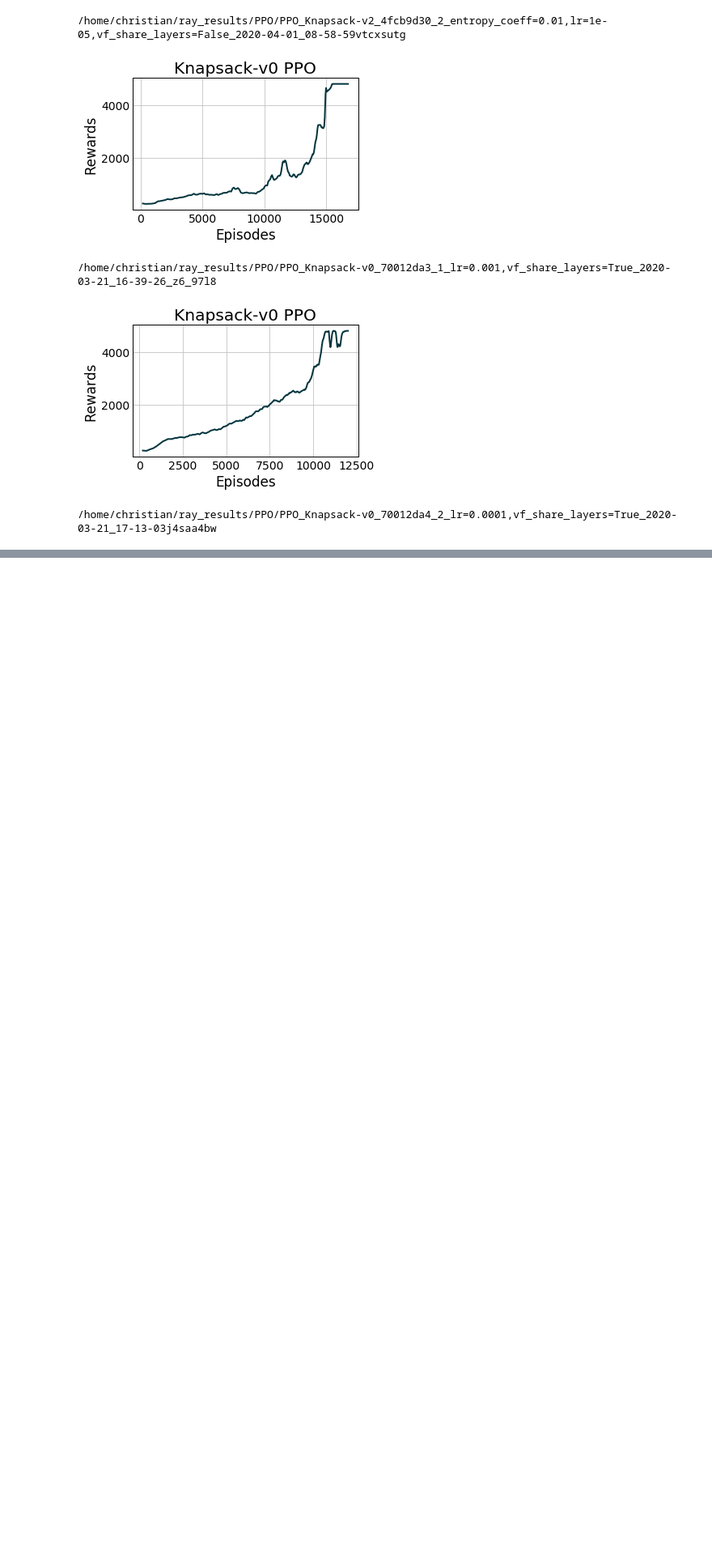
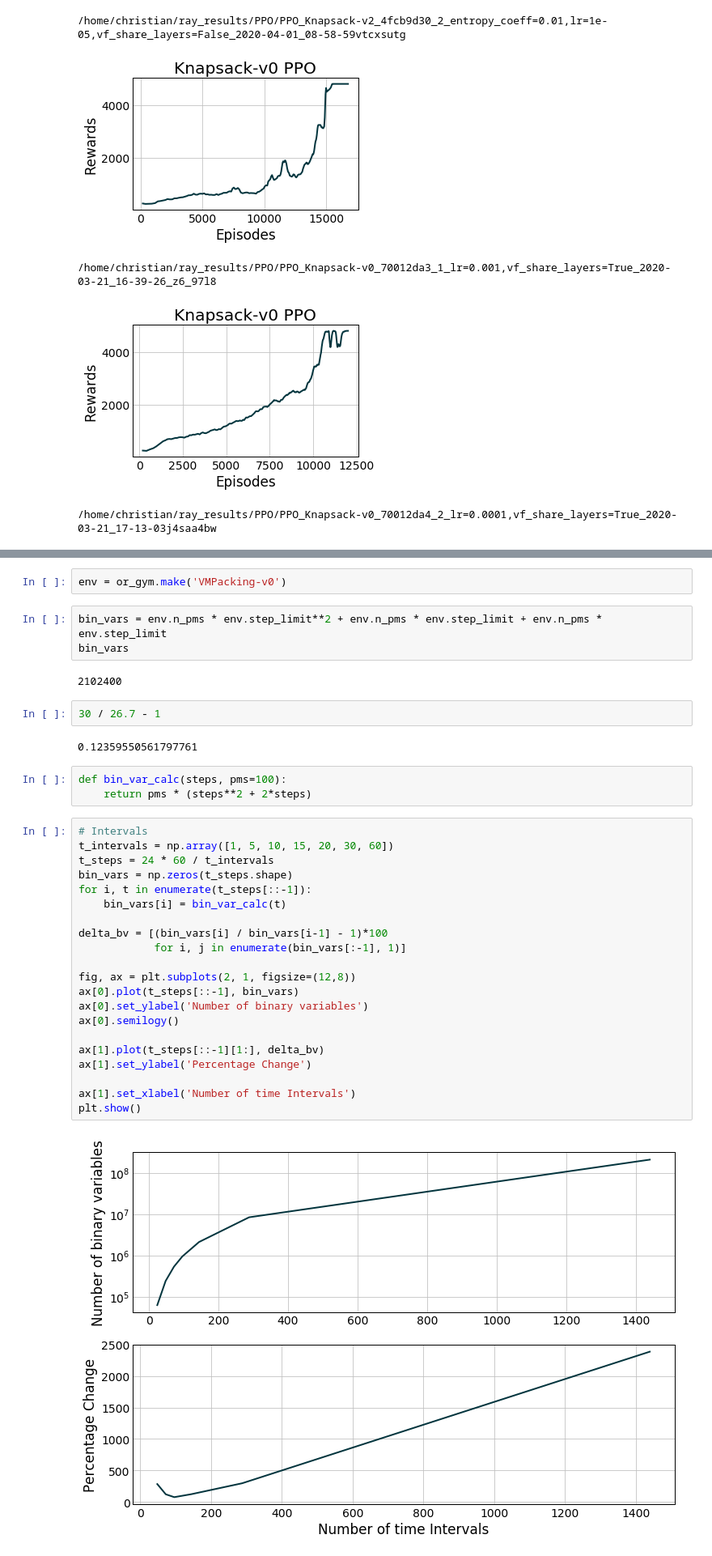
Before and after one commit to hubbs5/or-gym, a Jupyter notebook: notebooks/training_curves.ipynb, the cells around one changed output, grey strips where cells are left out. Shown: that part at 81% size. Drawn from its saved outputs; the diff is of its cells as text; blank space fills up the shorter version.

```diff
--- a/notebooks/training_curves.ipynb
+++ b/notebooks/training_curves.ipynb
@@ -47,0 +51,37 @@ for env in envs:
+# %%
+env = or_gym.make('VMPacking-v0')
+# %%
+bin_vars = env.n_pms * env.step_limit**2 + env.n_pms * env.step_limit + env.n_pms * env.step_limit
+bin_vars
+# %% [output]
+2102400
+# %%
+30 / 26.7 - 1
+# %% [output]
+0.12359550561797761
+# %%
+def bin_var_calc(steps, pms=100):
+    return pms * (steps**2 + 2*steps)
+# %%
+# Intervals
+t_intervals = np.array([1, 5, 10, 15, 20, 30, 60])
+t_steps = 24 * 60 / t_intervals
+bin_vars = np.zeros(t_steps.shape)
+for i, t in enumerate(t_steps[::-1]):
+    bin_vars[i] = bin_var_calc(t)
+
+delta_bv = [(bin_vars[i] / bin_vars[i-1] - 1)*100
+            for i, j in enumerate(bin_vars[:-1], 1)]
+
+fig, ax = plt.subplots(2, 1, figsize=(12,8))
+ax[0].plot(t_steps[::-1], bin_vars)
+ax[0].set_ylabel('Number of binary variables')
+ax[0].semilogy()
+
+ax[1].plot(t_steps[::-1][1:], delta_bv)
+ax[1].set_ylabel('Percentage Change')
+
+ax[1].set_xlabel('Number of time Intervals')
+plt.show()
+# %% [output]
+[figure, added]
```
Also changed, not shown: parts of 4 cells of this notebook, 3 other files.
